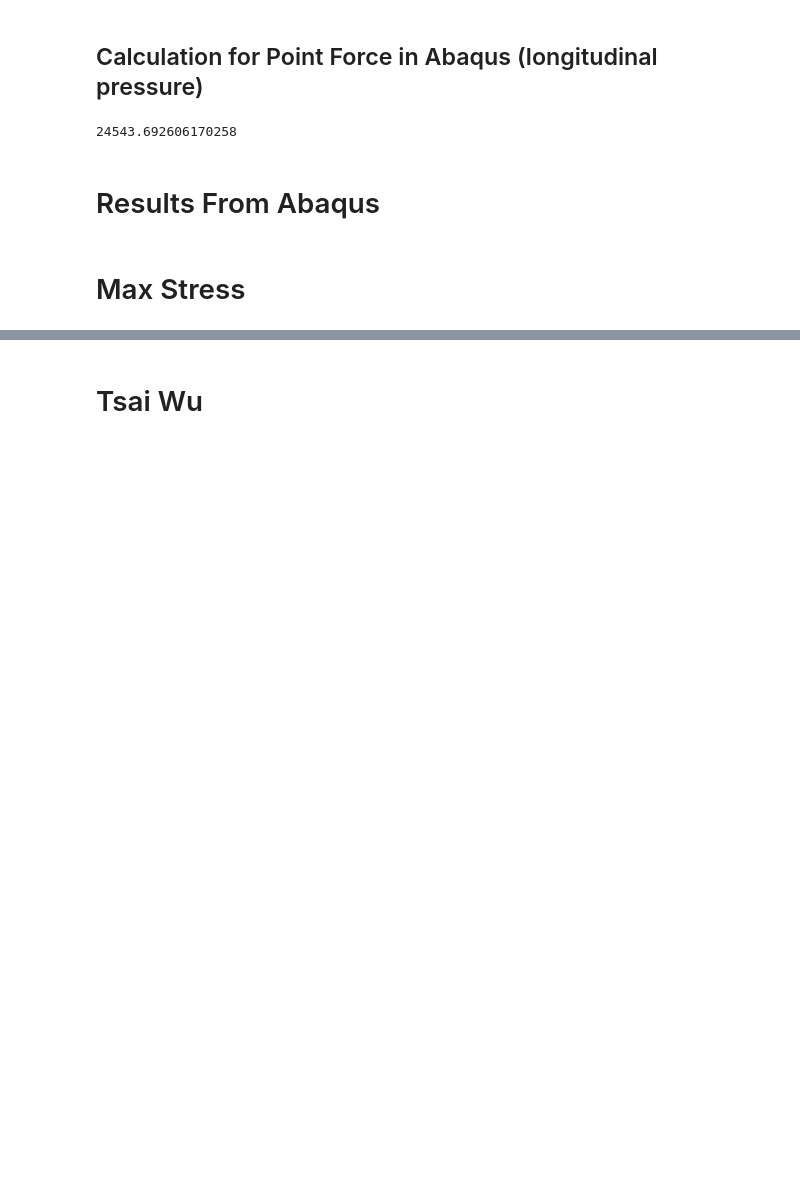
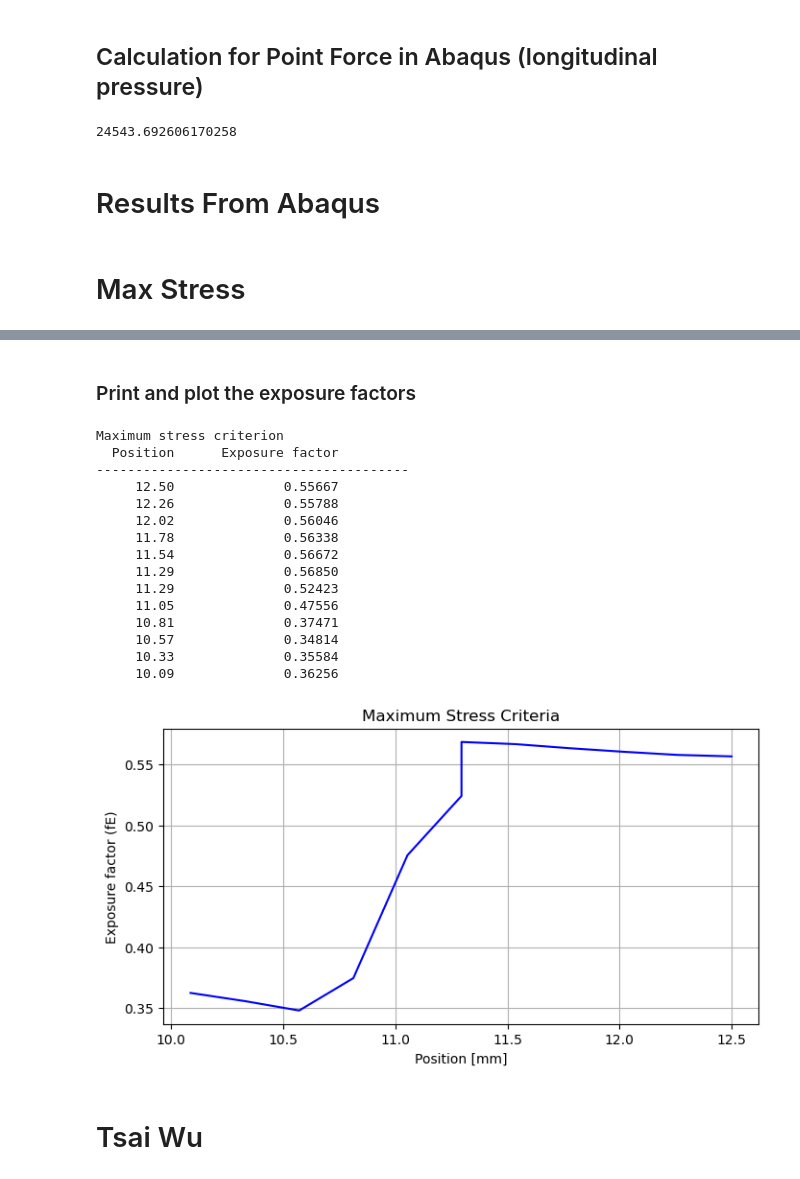
Before and after one commit to Hakonimatata/Lettvekt-Design, a Jupyter notebook: A2/A2_testing.ipynb, the cells around one changed output, grey strips where cells are left out. Saved outputs shown, nothing was run; the diff lists cells and outputs as text; code cells hidden in the pictures; blank space fills up the shorter version.

```diff
--- a/A2/A2_testing.ipynb
+++ b/A2/A2_testing.ipynb
@@ -428,3 +429,47 @@ plot_max_stress(Carbon_EpoxyA, sigma_1=S11, sigma_2=S22, sigma_3=S33, pos=pos, l
+# %% [markdown]
+### Print and plot the exposure factors
+# %%
+print("Maximum stress criterion")
+print(f"{'Position':>10} {'Exposure factor':>20}")
+print("-" * 40)
+
+fig,ax = plt.subplots(figsize=(8,4))
+
+fE_list, pos_list = [], []
+
+for i in range(len(pos)):
+    r_pos = (MAX_DIAMETER - pos[i]) / 2
+    s1i, s2i, s3i = S11[i], S22[i], S33[i]
+
+    fe = fE_maxstress((s1i, s2i, s3i, 0, 0, 0), Carbon_EpoxyA)
+    fE_list.append(fe)
+    pos_list.append(r_pos)
+
+    print(f"{r_pos:10.2f} {fe:20.5f}")
+
+plt.plot(pos_list, fE_list, label="Fiber Fracture", color="b")
+plt.xlabel("Position [mm]")
+plt.ylabel("Exposure factor (fE)")
+plt.grid()
+plt.title("Maximum Stress Criteria")
+plt.show()
+# %% [output]
+Maximum stress criterion
+  Position      Exposure factor
+----------------------------------------
+     12.50              0.55667
+     12.26              0.55788
+     12.02              0.56046
+     11.78              0.56338
+     11.54              0.56672
+     11.29              0.56850
+     11.29              0.52423
+     11.05              0.47556
+     10.81              0.37471
+     10.57              0.34814
+     10.33              0.35584
+     10.09              0.36256
+[figure, added]
 # %% [markdown]
 # Tsai Wu
 # %%
```
Also changed, not shown: parts of 3 cells of this notebook, 1 other file.
